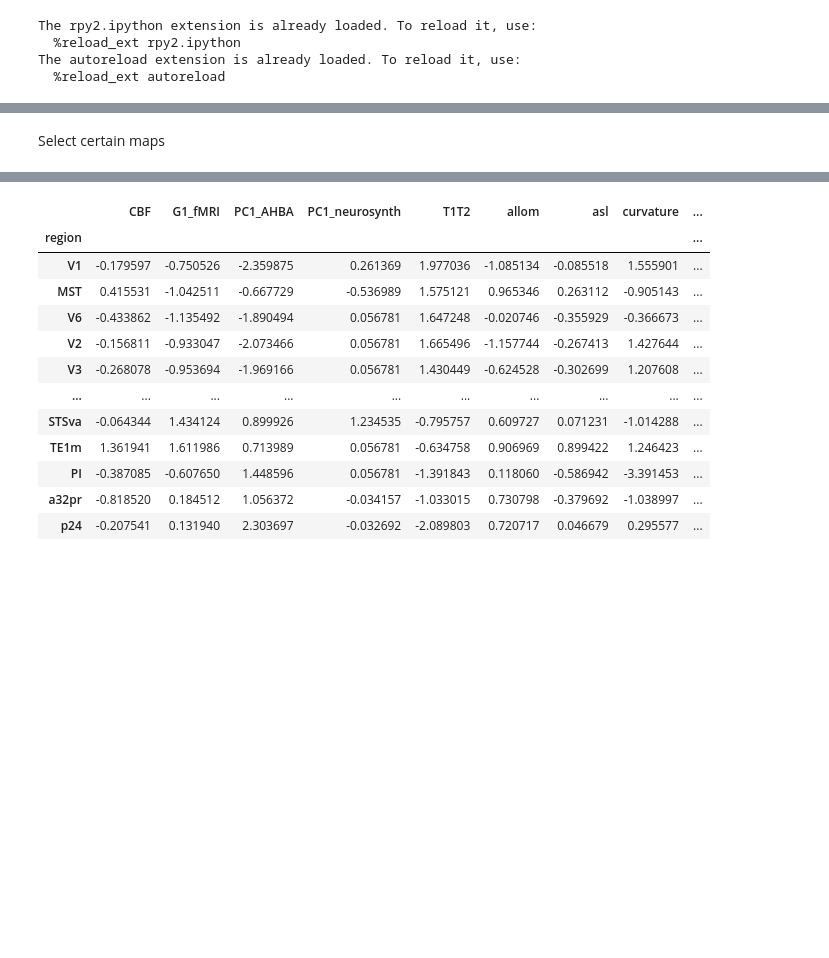
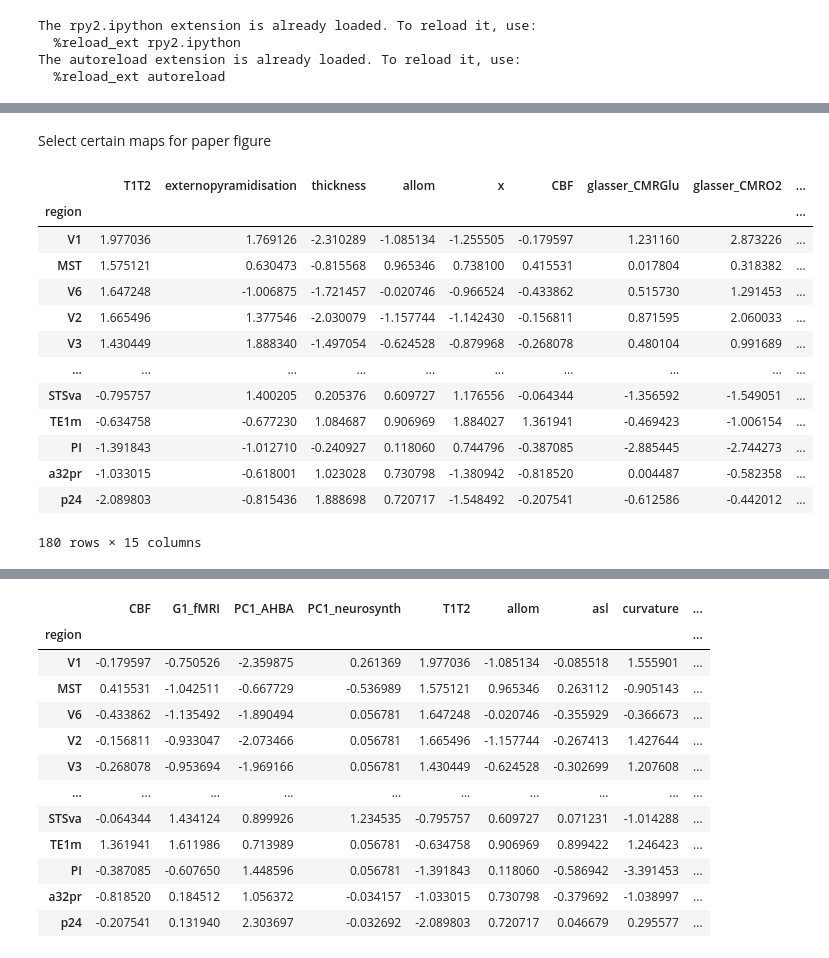
Before and after one commit to richardajdear/AHBA_gradients, a Jupyter notebook: notebooks/other_maps.ipynb, the cells around one changed output, grey strips where cells are left out. Saved outputs shown, nothing was run; the diff lists cells and outputs as text; code cells hidden in the pictures; blank space fills up the shorter version.

```diff
--- a/notebooks/other_maps.ipynb
+++ b/notebooks/other_maps.ipynb
@@ -33,4 +66,43 @@ maps_jakob = (
     .rename_axis('region')#.reset_index()
 )
 # %% [markdown]
-Select certain maps
+Select certain maps for paper figure
+# %%
+selected_maps = {
+    'T1T2':'Myelination (T1w/T2w ratio)',
+    'externopyramidisation':'Intracortical Connectivity Distance',
+    'thickness':'Cortical Thickness',
+    'allom':'Size Variation (allometric scaling)',
+    'x':'X axis',
+
+    'CBF':'Cerebral Blood Flow',
+    'glasser_CMRGlu':'Glucose Metabolic Rate (CMRGlu)',
+    'glasser_CMRO2':'Oxygen Metabolic Rate (CMRO2)',
+    'glasser_GI':'Glycolytic Index (CMRO2/CMRGlu)',
+    'y':'Y axis',
+
+    'G1_fMRI': 'fMRI PC1',
+    'PC1_neurosynth': 'NeuroSynth PC1',
+    'hill.evo_remapped':'Evolutionary Expansion',
+    'hill.dev_remapped':'Developmental Expansion',
+    'z':'Z axis'
+}
+
+maps = maps_jakob.loc[:, list(selected_maps.keys())]
+# maps = maps_jakob
+maps
+# %% [output]
+|  | T1T2 | externopyramidisation | thickness | allom | x | CBF | glasser_CMRGlu | glasser_CMRO2 | ... |
+| region |  |  |  |  |  |  |  |  | ... |
+| V1 | 1.977036 | 1.769126 | -2.310289 | -1.085134 | -1.255505 | -0.179597 | 1.231160 | 2.873226 | ... |
+| MST | 1.575121 | 0.630473 | -0.815568 | 0.965346 | 0.738100 | 0.415531 | 0.017804 | 0.318382 | ... |
+| V6 | 1.647248 | -1.006875 | -1.721457 | -0.020746 | -0.966524 | -0.433862 | 0.515730 | 1.291453 | ... |
+| V2 | 1.665496 | 1.377546 | -2.030079 | -1.157744 | -1.142430 | -0.156811 | 0.871595 | 2.060033 | ... |
+| V3 | 1.430449 | 1.888340 | -1.497054 | -0.624528 | -0.879968 | -0.268078 | 0.480104 | 0.991689 | ... |
+| ... | ... | ... | ... | ... | ... | ... | ... | ... | ... |
+| STSva | -0.795757 | 1.400205 | 0.205376 | 0.609727 | 1.176556 | -0.064344 | -1.356592 | -1.549051 | ... |
+| TE1m | -0.634758 | -0.677230 | 1.084687 | 0.906969 | 1.884027 | 1.361941 | -0.469423 | -1.006154 | ... |
+| PI | -1.391843 | -1.012710 | -0.240927 | 0.118060 | 0.744796 | -0.387085 | -2.885445 | -2.744273 | ... |
+| a32pr | -1.033015 | -0.618001 | 1.023028 | 0.730798 | -1.380942 | -0.818520 | 0.004487 | -0.582358 | ... |
+| p24 | -2.089803 | -0.815436 | 1.888698 | 0.720717 | -1.548492 | -0.207541 | -0.612586 | -0.442012 | ... |
+180 rows × 15 columns
```
Also changed, not shown: parts of 17 cells of this notebook, 13 other files.
